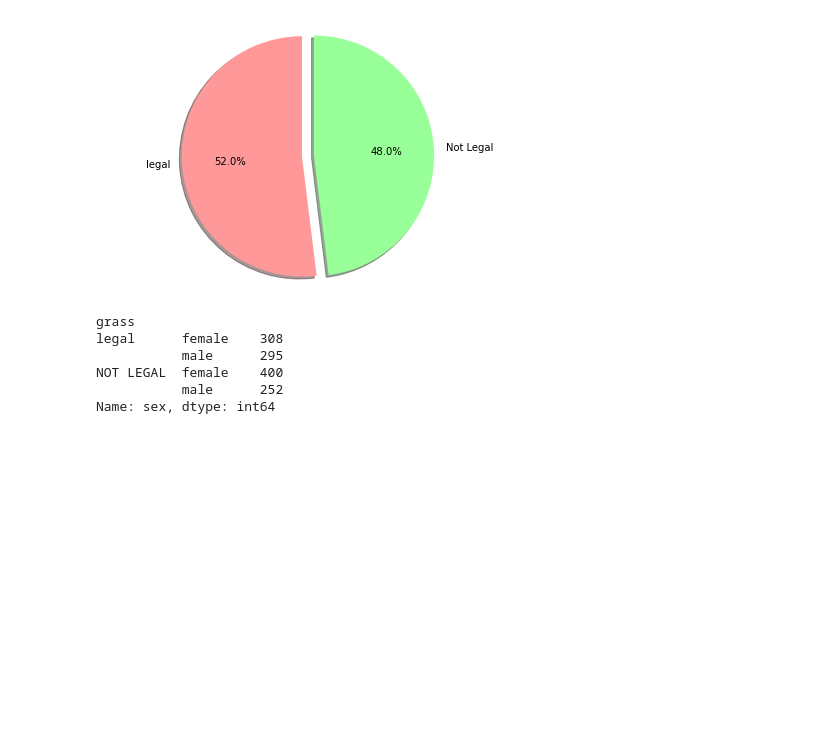
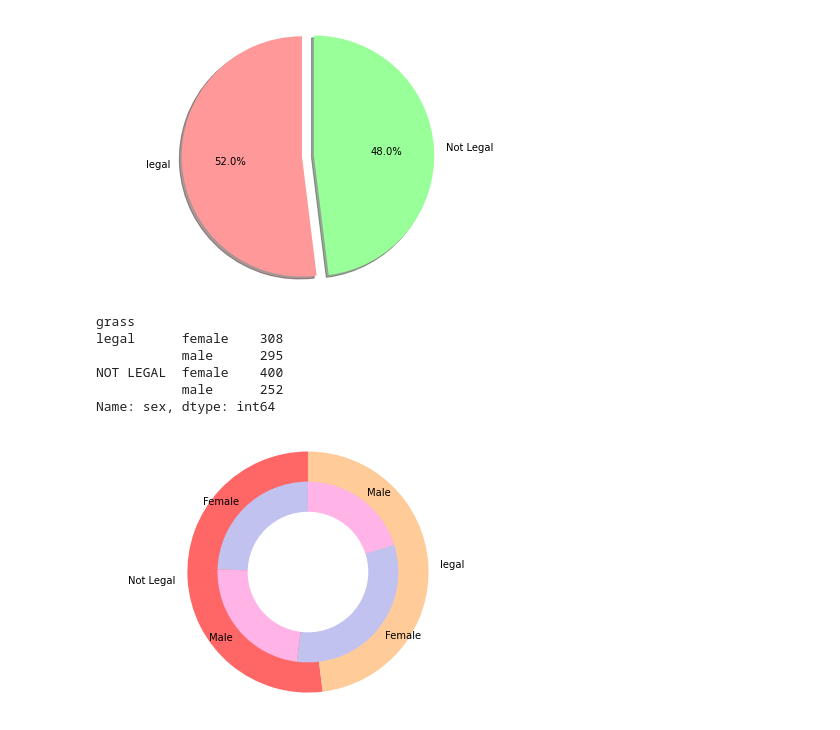
Before and after one commit to smargarink/DesignDev, a Jupyter notebook: exercisenine.ipynb, the cells around one changed output. Drawn from its saved outputs; the diff is of its cells as text; code cells hidden in the pictures; blank space fills up the shorter version.

```diff
--- a/exercisenine.ipynb
+++ b/exercisenine.ipynb
@@ -85,3 +92,26 @@ legal      female    308
 NOT LEGAL  female    400
            male      252
 Name: sex, dtype: int64
+# %%
+
+import matplotlib.pyplot as plt
+
+# Data to plot
+labels = ['Not Legal','legal']
+exhibition_counts = df['grass'].value_counts()
+labels_gender = ['Female','Male','Female','Male']
+colors = ['#ff6666', '#ffcc99', '#99ff99', '#66b3ff']
+colors_gender = ['#c2c2f0','#ffb3e6', '#c2c2f0','#ffb3e6']
+
+# Plot
+plt.pie(exhibition_counts, labels=labels, colors=colors, startangle=90,frame=True)
+plt.pie(exhibition_gender, labels=labels_gender, colors=colors_gender,radius=0.75,startangle=90)
+centre_circle = plt.Circle((0,0),0.5,color='black', fc='white',linewidth=0)
+fig = plt.gcf()
+fig.gca().add_artist(centre_circle)
+
+plt.axis('equal')
+plt.tight_layout()
+plt.show()
+# %% [output]
+[figure, added]
```
Also changed, not shown: parts of 7 cells of this notebook.
